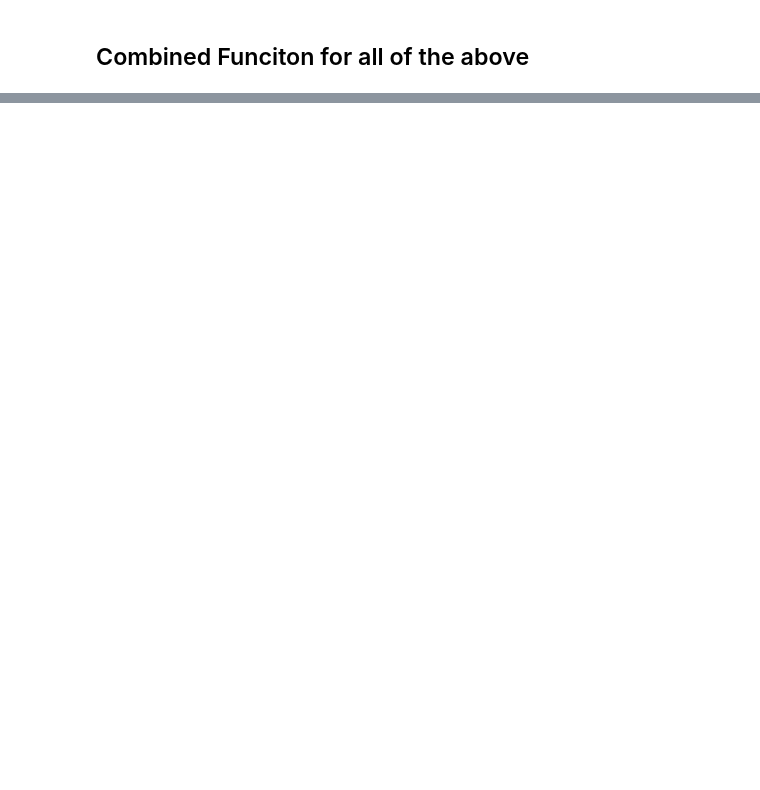
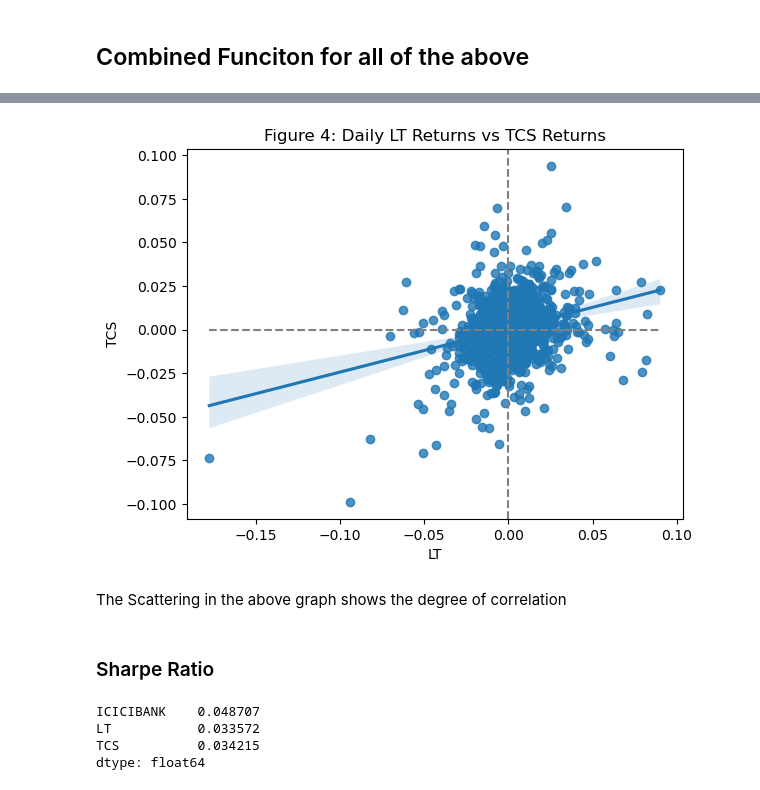
Before and after one commit to PoshanAgrawal/Finance, a Jupyter notebook: FInancial_Data/Data analysis.ipynb, the cells around one changed output, grey strips where cells are left out. Drawn from its saved outputs; the diff is of its cells as text; code cells hidden in the pictures; blank space fills up the shorter version.

```diff
--- a/FInancial_Data/Data analysis.ipynb
+++ b/FInancial_Data/Data analysis.ipynb
@@ -225,0 +302,21 @@ def investCompare(starttime,endtime,tickers):
+# %%
+chart = sns.regplot(x="LT", y="TCS", data=ret).set(
+    title="Figure 4: Daily LT Returns vs TCS Returns"
+)
+
+plt.axvline(0, 0, 1, dash_capstyle="butt", linestyle="--", color="grey")
+plt.plot([min(ret.LT), max(ret.LT)], [0, 0], linestyle="--", color="grey");
+# %% [output]
+[figure, added]
+# %% [markdown]
+The Scattering in the above graph shows the degree of correlation
+# %% [markdown]
+### Sharpe Ratio
+# %%
+Sharpe_Ratio= ret.mean()/ret.std()
+Sharpe_Ratio
+# %% [output]
+ICICIBANK    0.048707
+LT           0.033572
+TCS          0.034215
+dtype: float64
```
Also changed, not shown: parts of 41 cells of this notebook.
